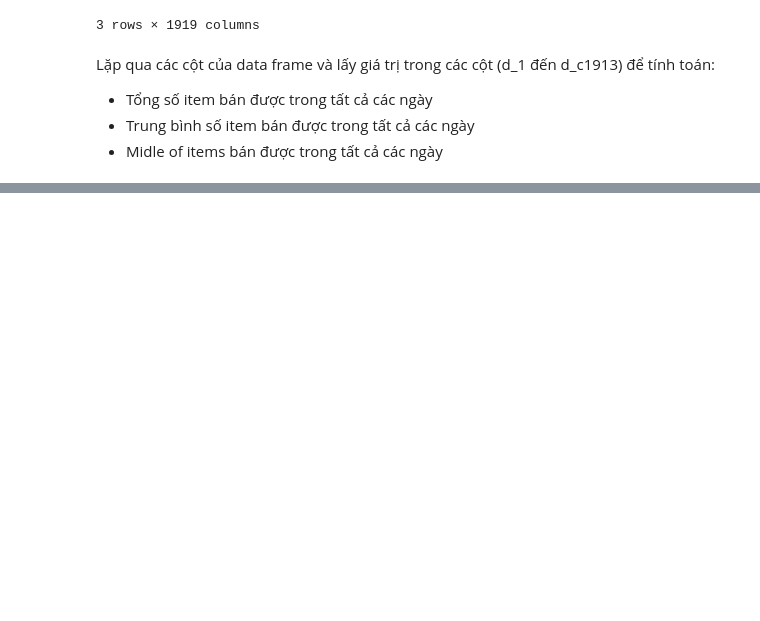
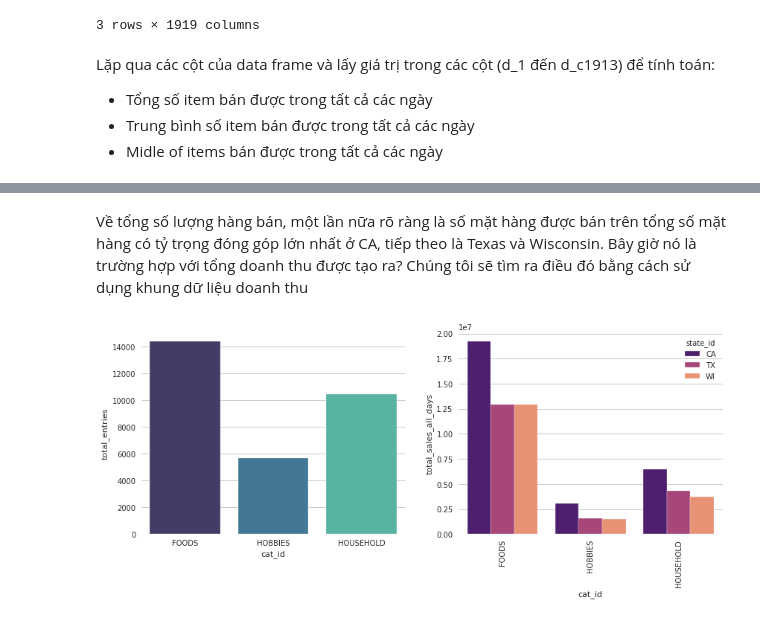
Before and after one commit to HienNguyenMinh/PythonAssignment, a Jupyter notebook: BaiTap1.ipynb, the cells around one changed output, grey strips where cells are left out. Drawn from its saved outputs; the diff is of its cells as text; code cells hidden in the pictures; blank space fills up the shorter version.

```diff
--- a/BaiTap1.ipynb
+++ b/BaiTap1.ipynb
@@ -227,0 +251,19 @@ train_sales_df['median_sales_all_days'] = train_sales_df[d_cols].median(axis = 1
+# %% [markdown]
+Về tổng số lượng hàng bán, một lần nữa rõ ràng là số mặt hàng được bán trên tổng số mặt hàng có tỷ trọng đóng góp lớn nhất ở CA, tiếp theo là Texas và Wisconsin. Bây giờ nó là trường hợp với tổng doanh thu được tạo ra? Chúng tôi sẽ tìm ra điều đó bằng cách sử dụng khung dữ liệu doanh thu
+# %%
+df1 = train_sales_df.groupby(['cat_id'])['id'].count().reset_index(name='total_entries')
+df2 = train_sales_df.groupby(['cat_id', 'state_id'])['total_sales_all_days'].sum().reset_index()
+# %%
+sns.set_style('whitegrid')
+sns.axes_style(style='ticks')
+fig, (ax1, ax2) = plt.subplots(1,2, figsize=(14,5))
+
+sns.barplot(x = 'cat_id', y='total_entries', data=df1,
+            palette='mako', ax=ax1)
+sns.barplot(x = 'cat_id', y='total_sales_all_days', hue='state_id', data=df2,
+            palette='magma', ax=ax2)
+
+plt.xticks(rotation=90)
+plt.show()
+# %% [output]
+[figure, added]
```
Also changed, not shown: parts of 16 cells of this notebook.
